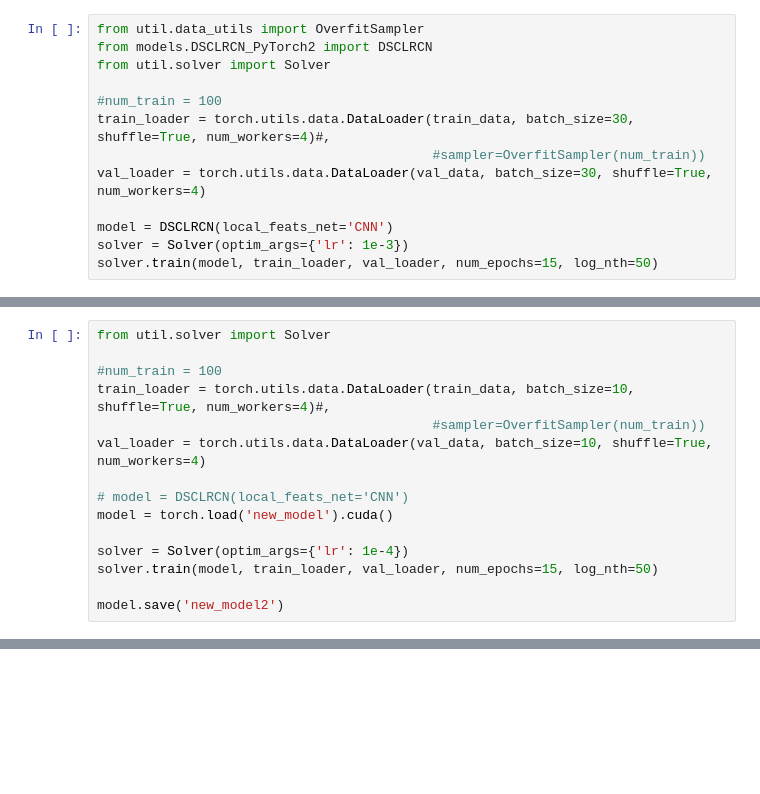
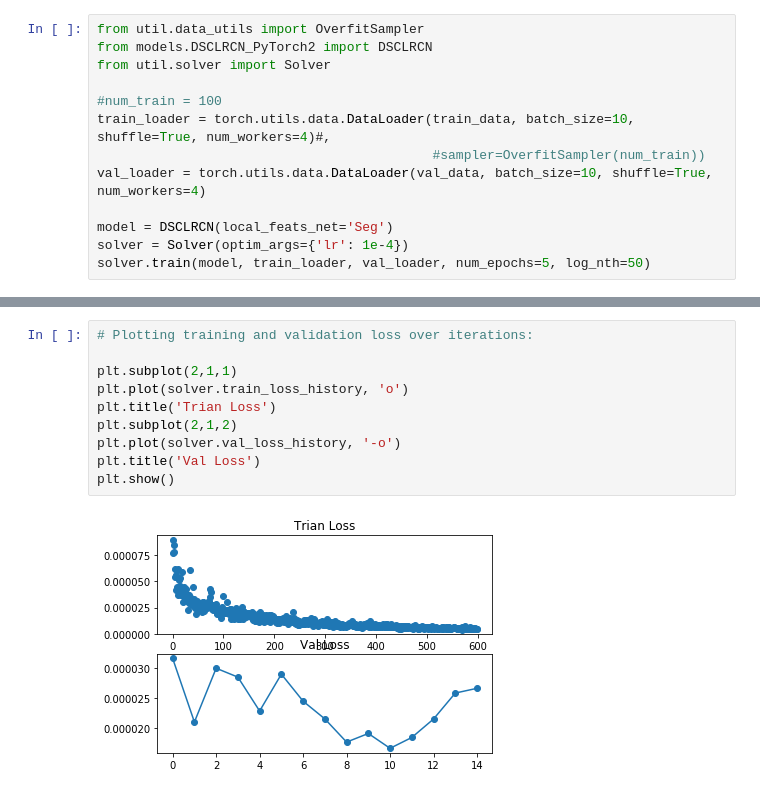
Before and after one commit to AAshqar/DSCLRCN-PyTorch, a Jupyter notebook: DSCLRCN_exp.ipynb, the cells around one changed output, grey strips where cells are left out. Drawn from its saved outputs; the diff is of its cells as text; blank space fills up the shorter version.

```diff
--- a/DSCLRCN_exp.ipynb
+++ b/DSCLRCN_exp.ipynb
@@ -23,11 +17,11 @@ from models.DSCLRCN_PyTorch2 import DSCLRCN
 from util.solver import Solver
 
 #num_train = 100
-train_loader = torch.utils.data.DataLoader(train_data, batch_size=30, shuffle=True, num_workers=4)#,
+train_loader = torch.utils.data.DataLoader(train_data, batch_size=10, shuffle=True, num_workers=4)#,
                                            #sampler=OverfitSampler(num_train))
-val_loader = torch.utils.data.DataLoader(val_data, batch_size=30, shuffle=True, num_workers=4)
+val_loader = torch.utils.data.DataLoader(val_data, batch_size=10, shuffle=True, num_workers=4)
 
-model = DSCLRCN(local_feats_net='CNN')
-solver = Solver(optim_args={'lr': 1e-3})
-solver.train(model, train_loader, val_loader, num_epochs=15, log_nth=50)
+model = DSCLRCN(local_feats_net='Seg')
+solver = Solver(optim_args={'lr': 1e-4})
+solver.train(model, train_loader, val_loader, num_epochs=5, log_nth=50)
 # %% [output]
@@ -42,15 +45,0 @@ START TRAIN.
-# %%
-from util.solver import Solver
-
-#num_train = 100
-train_loader = torch.utils.data.DataLoader(train_data, batch_size=10, shuffle=True, num_workers=4)#,
-                                           #sampler=OverfitSampler(num_train))
-val_loader = torch.utils.data.DataLoader(val_data, batch_size=10, shuffle=True, num_workers=4)
-
-# model = DSCLRCN(local_feats_net='CNN')
-model = torch.load('new_model').cuda()
-
-solver = Solver(optim_args={'lr': 1e-4})
-solver.train(model, train_loader, val_loader, num_epochs=15, log_nth=50)
-
-model.save('new_model2')
@@ -217,0 +53,12 @@ torch.rand?
+# %%
+# Plotting training and validation loss over iterations:
+
+plt.subplot(2,1,1)
+plt.plot(solver.train_loss_history, 'o')
+plt.title('Trian Loss')
+plt.subplot(2,1,2)
+plt.plot(solver.val_loss_history, '-o')
+plt.title('Val Loss')
+plt.show()
+# %% [output]
+[figure, added]
```
Also changed, not shown: parts of 26 cells of this notebook, 2 other files.
